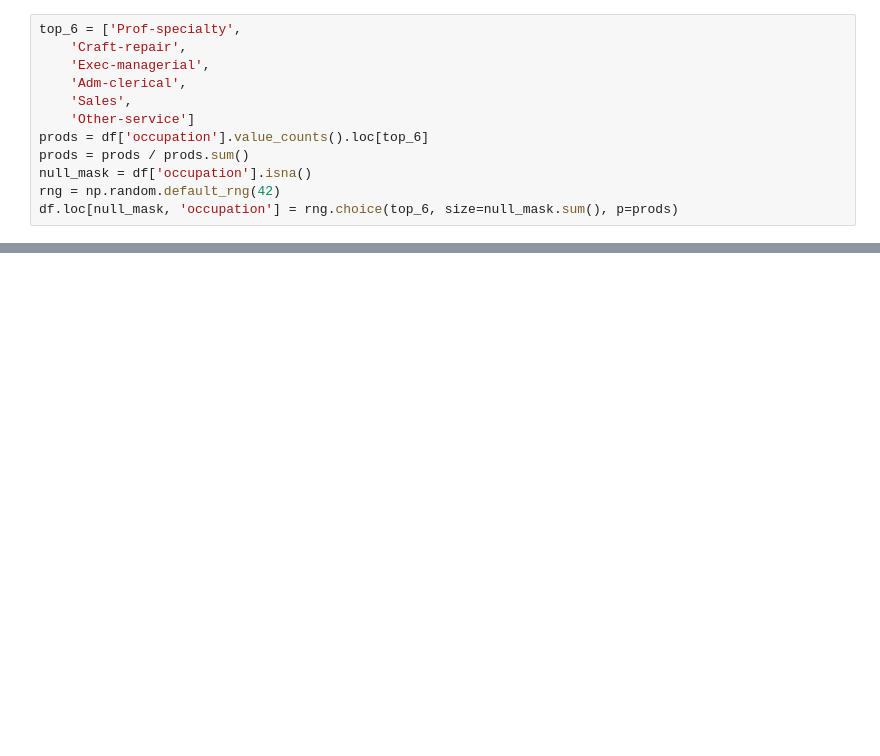
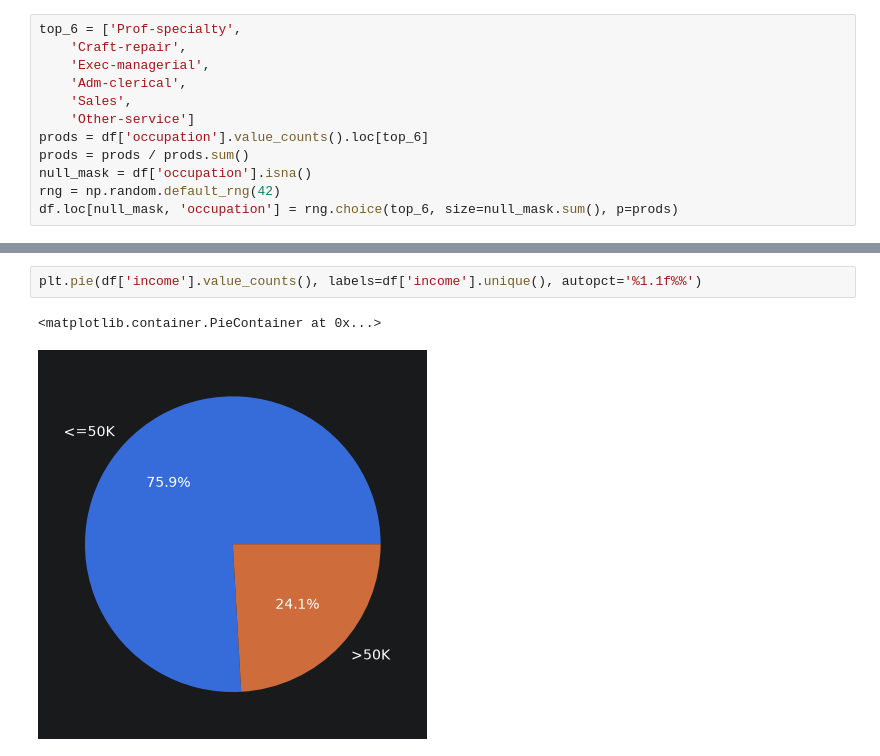
Before and after one commit to ortm01/Adult-Census-Income-DS, a Jupyter notebook: notebooks/01_eda.ipynb, the cells around one changed output, grey strips where cells are left out. Saved outputs shown, nothing was run; the diff lists cells and outputs as text; blank space fills up the shorter version.

```diff
--- a/notebooks/01_eda.ipynb
+++ b/notebooks/01_eda.ipynb
@@ -123,0 +113,5 @@ dtype: int64
+# %%
+plt.pie(df['income'].value_counts(), labels=df['income'].unique(), autopct='%1.1f%%')
+# %% [output]
+<matplotlib.container.PieContainer at 0x...>
+[figure, added]
```
Also changed, not shown: parts of 8 cells of this notebook.
